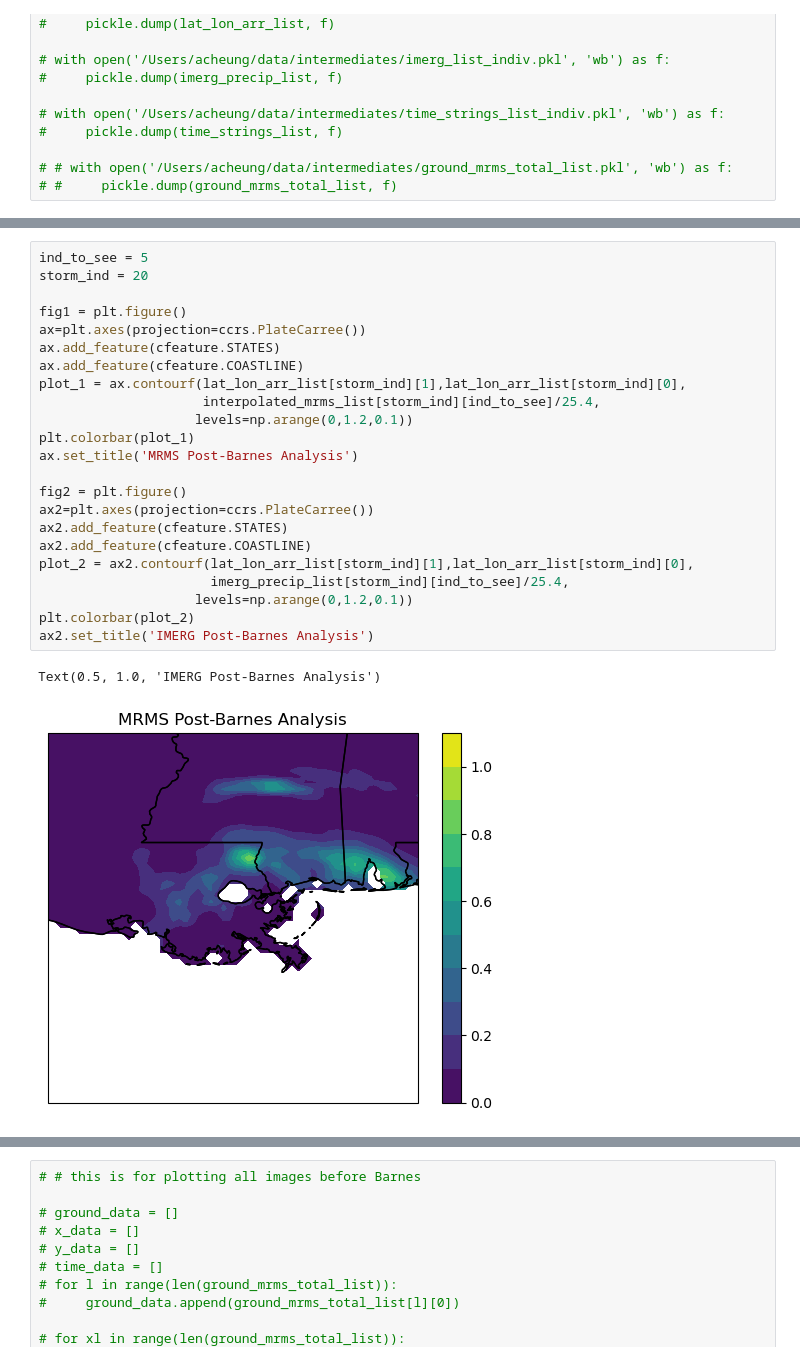
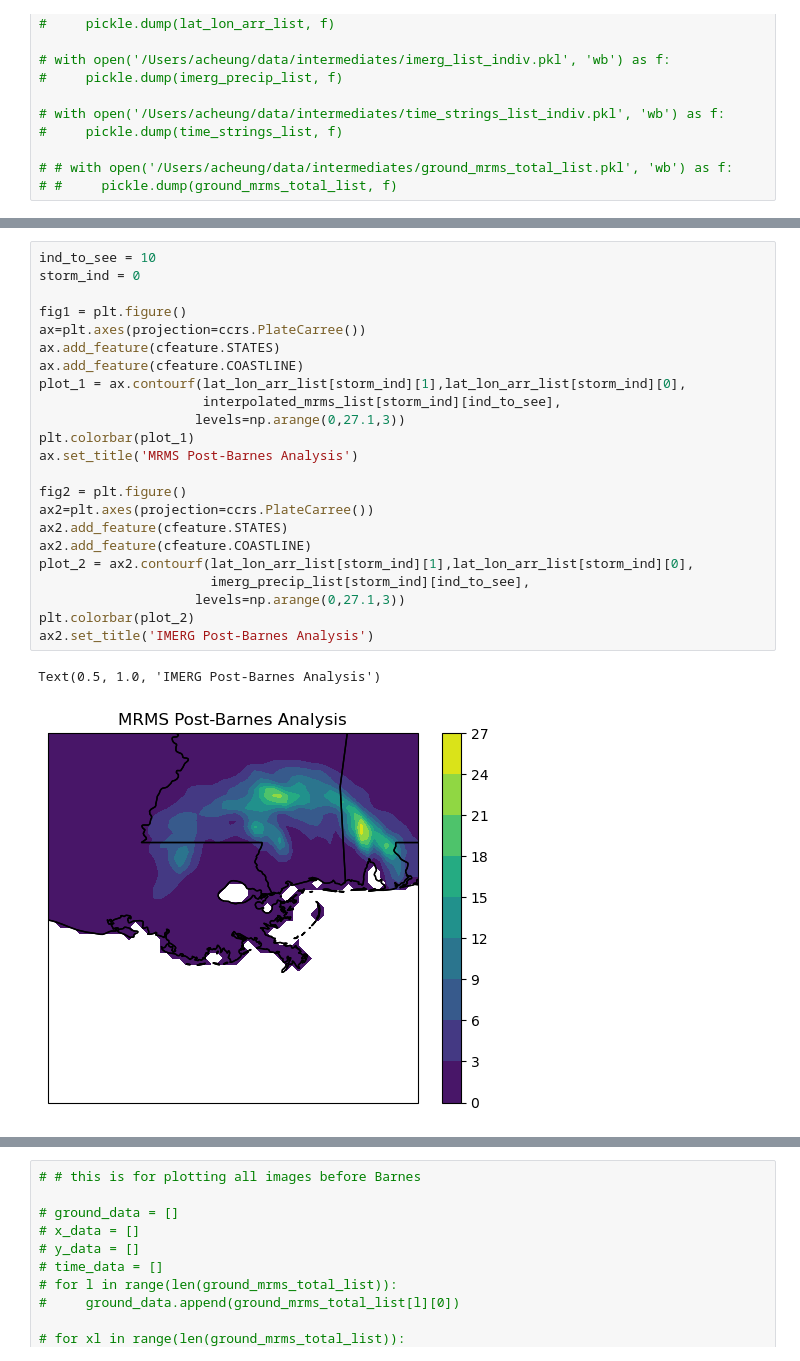
Before and after one commit to a98alvin/TC_RI_P1, a Jupyter notebook: scripts/obs/MRMS and Stage IV/MRMS_Bootstrap_Individually.ipynb, the cells around one changed output, grey strips where cells are left out. Drawn from its saved outputs; the diff is of its cells as text.

```diff
--- a/scripts/obs/MRMS and Stage IV/MRMS_Bootstrap_Individually.ipynb
+++ b/scripts/obs/MRMS and Stage IV/MRMS_Bootstrap_Individually.ipynb
@@ -376,26 +397,26 @@ with open(    '/Users/acheung/data/intermediates/datetimes_indiv.pkl', 'rb') as
 # %%
-ind_to_see = 5
-storm_ind = 20
+ind_to_see = 10
+storm_ind = 0
 
 fig1 = plt.figure()
 ax=plt.axes(projection=ccrs.PlateCarree())
 ax.add_feature(cfeature.STATES)
 ax.add_feature(cfeature.COASTLINE)
 plot_1 = ax.contourf(lat_lon_arr_list[storm_ind][1],lat_lon_arr_list[storm_ind][0],
-                     interpolated_mrms_list[storm_ind][ind_to_see]/25.4,
-                    levels=np.arange(0,1.2,0.1))
+                     interpolated_mrms_list[storm_ind][ind_to_see],
+                    levels=np.arange(0,27.1,3))
 plt.colorbar(plot_1)
 ax.set_title('MRMS Post-Barnes Analysis')
 
 fig2 = plt.figure()
 ax2=plt.axes(projection=ccrs.PlateCarree())
 ax2.add_feature(cfeature.STATES)
 ax2.add_feature(cfeature.COASTLINE)
 plot_2 = ax2.contourf(lat_lon_arr_list[storm_ind][1],lat_lon_arr_list[storm_ind][0],
-                      imerg_precip_list[storm_ind][ind_to_see]/25.4,
-                    levels=np.arange(0,1.2,0.1))
+                      imerg_precip_list[storm_ind][ind_to_see],
+                    levels=np.arange(0,27.1,3))
 plt.colorbar(plot_2)
 ax2.set_title('IMERG Post-Barnes Analysis')
 # %% [output]
 Text(0.5, 1.0, 'IMERG Post-Barnes Analysis')
-[figure, old version]
+[figure, new version]
```
Also changed, not shown: parts of 21 cells of this notebook, 11 other files.
